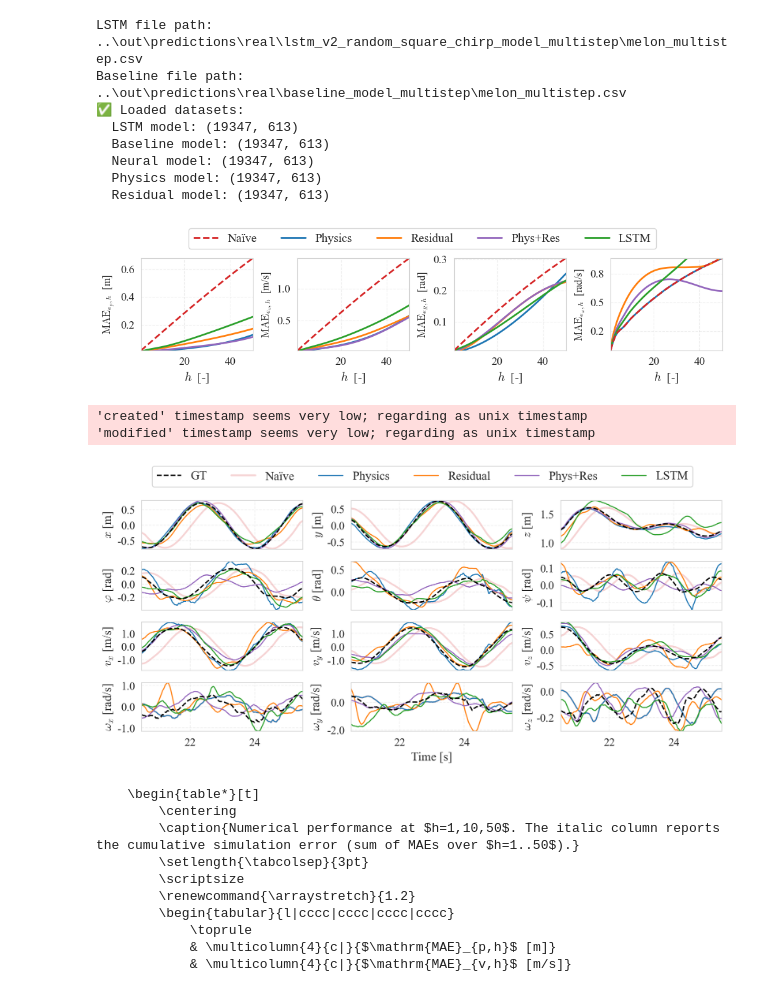
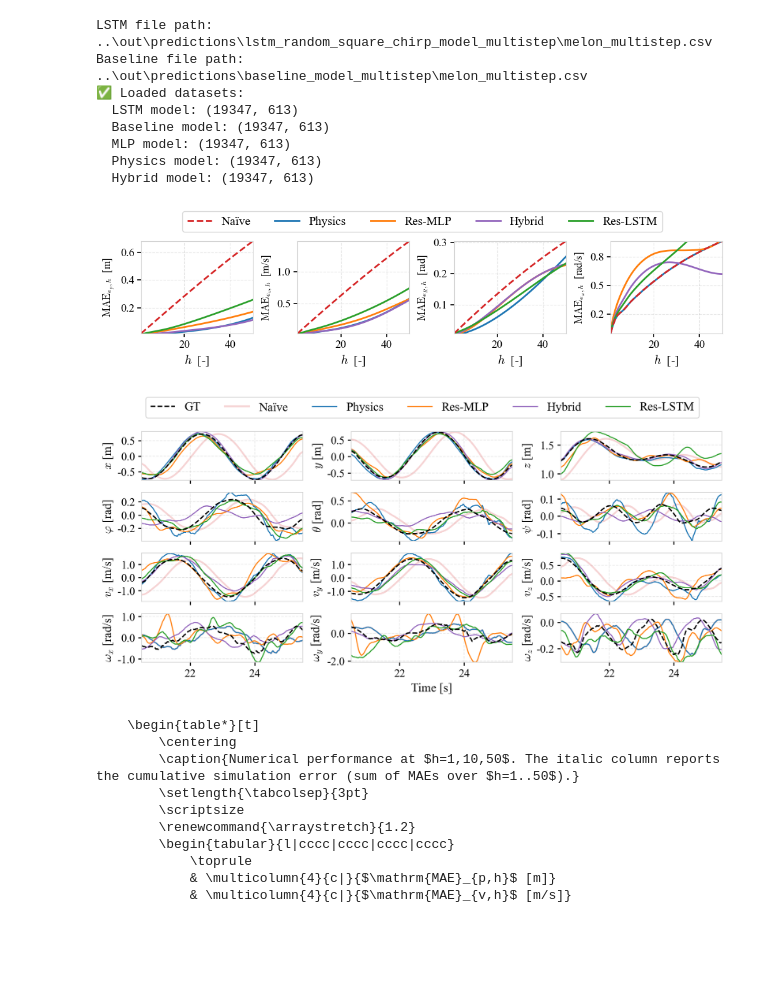
Before and after one commit to idsia-robotics/nanodrone-sysid-benchmark, a Jupyter notebook: results/model_comparison.ipynb, the cells around one changed output. Cells and saved outputs as stored; diff of their text form; code cells hidden in the pictures; blank space fills up the shorter version.

Commit message:
Changed models name to align with final version of paper

```diff
--- a/results/model_comparison.ipynb
+++ b/results/model_comparison.ipynb
@@ -18,10 +18,8 @@ test_trajs = ["melon"]
 # === File paths ===
 OUT_FOLDER = os.path.join(
     "..",
-    # "identification",
     "out",
     "predictions",
-    "real"
 )
 
 # Ensure the output folder exists
@@ -43,9 +41,9 @@ file_base = os.path.join(
     f"{test_name}_multistep.csv"
 )
 
-file_neur = os.path.join(
+file_mlp = os.path.join(
     OUT_FOLDER,
-    f"neural_{train_name}_model_multistep",
+    f"mlp_{train_name}_model_multistep",
     f"{test_name}_multistep.csv"
 )
 
@@ -55,9 +53,9 @@ file_phys = os.path.join(
     f"{test_name}_multistep.csv"
 )
 #
-file_res = os.path.join(
+file_hybrid = os.path.join(
     OUT_FOLDER,
-    f"phys+res_{train_name}_model_multistep",
+    f"hybrid_{train_name}_model_multistep",
     f"{test_name}_multistep.csv"
 )
 
@@ -67,25 +65,25 @@ print("Baseline file path:", file_base)
 # === Read CSVs ===
 df_lstm = pd.read_csv(file_lstm)
 df_base = pd.read_csv(file_base)
-df_neur = pd.read_csv(file_neur)
+df_mlp = pd.read_csv(file_mlp)
 df_phys = pd.read_csv(file_phys)
-df_res = pd.read_csv(file_res)
+df_hybrid = pd.read_csv(file_hybrid)
 
 print("✅ Loaded datasets:")
 print(f"  LSTM model: {df_lstm.shape}")
 print(f"  Baseline model: {df_base.shape}")
-print(f"  Neural model: {df_neur.shape}")
+print(f"  MLP model: {df_mlp.shape}")
 print(f"  Physics model: {df_phys.shape}")
-print(f"  Residual model: {df_res.shape}")
+print(f"  Hybrid model: {df_hybrid.shape}")
 # %% [output]
-LSTM file path: ..\out\predictions\real\lstm_v2_random_square_chirp_model_multistep\melon_multistep.csv
-Baseline file path: ..\out\predictions\real\baseline_model_multistep\melon_multistep.csv
+LSTM file path: ..\out\predictions\lstm_random_square_chirp_model_multistep\melon_multistep.csv
+Baseline file path: ..\out\predictions\baseline_model_multistep\melon_multistep.csv
 ✅ Loaded datasets:
   LSTM model: (19347, 613)
   Baseline model: (19347, 613)
-  Neural model: (19347, 613)
+  MLP model: (19347, 613)
   Physics model: (19347, 613)
-  Residual model: (19347, 613)
+  Hybrid model: (19347, 613)
 # %%
 def add_rotation_columns(df):
     df = df.copy()
@@ -131,7 +129,15 @@ def add_rotation_columns(df):
 # ---------------------------------------------------------
 # === Apply to all dataframes ===
 # ---------------------------------------------------------
-df_base, df_lstm, df_neur, df_phys, df_res = [
+df_base, df_lstm, df_mlp, df_phys, df_hybrid = [
     add_rotation_columns(df)
-    for df in [df_base, df_lstm, df_neur, df_phys, df_res]
+    for df in [df_base, df_lstm, df_mlp, df_phys, df_hybrid]
 ]
+# --- Config ---
+max_horizon = 50
+
+metrics_base   = compute_errors(df_base,   max_horizon)
+metrics_lstm   = compute_errors(df_lstm,   max_horizon)
+metrics_mlp    = compute_errors(df_mlp,    max_horizon)
+metrics_phys   = compute_errors(df_phys,   max_horizon)
+metrics_hybrid = compute_errors(df_hybrid, max_horizon)
@@ -147,32 +144,30 @@ metrics_res   = compute_errors(df_res,   max_horizon)
 # %%
 import matplotlib.pyplot as plt
 model_metrics = {
     "Physics":   metrics_phys,
-    "Residual":  metrics_neur,
-    "Phys+Res":  metrics_res,
-    "LSTM":      metrics_lstm,
+    "Res-MLP":  metrics_mlp,
+    "Hybrid":  metrics_hybrid,
+    "Res-LSTM":      metrics_lstm,
     "Naïve":  metrics_base,
 }
 
 plot_metrics(model_metrics, save_fig=False)
 # %% [output]
-[figure, old version]
+[figure, new version]
 # %%
 dfs = {
-    "Physics":   df_phys,
-    "Residual":  df_neur,
-    "Phys+Res":  df_res,
-    "LSTM":      df_lstm,
-    "Naive":     df_base,
+    "Physics":  df_phys,
+    "Res-MLP":  df_mlp,
+    "Hybrid":   df_hybrid,
+    "Res-LSTM": df_lstm,
+    "Naive":    df_base,
 }
 
 N_start = 2000
 N_end = N_start + 500
-plot_multistate_predictions(dfs, h=50, N_start=N_start, N_end=N_end)
+plot_multistate_predictions(dfs, h=50, N_start=N_start, N_end=N_end, save_fig=False)
 # %% [output]
-'created' timestamp seems very low; regarding as unix timestamp
-'modified' timestamp seems very low; regarding as unix timestamp
-[figure, old version]
+[figure, new version]
 # %%
 import numpy as np
 import pandas as pd
```
Also changed, not shown: parts of 2 cells of this notebook, 6 other files.
